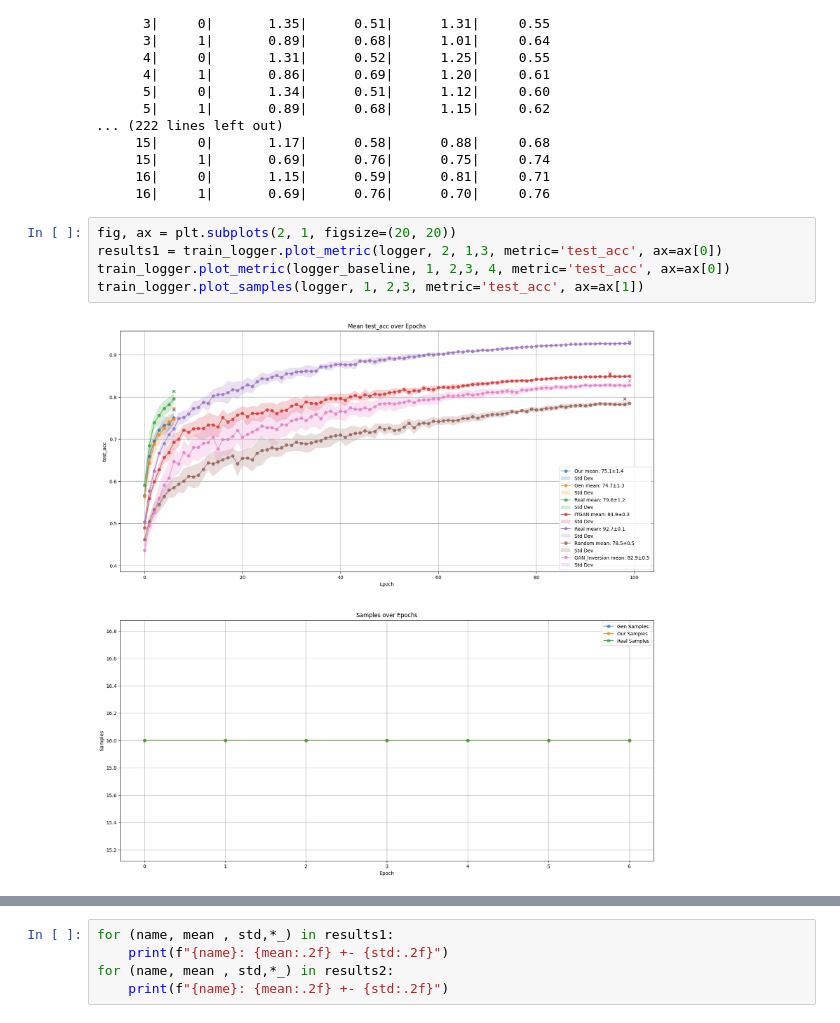
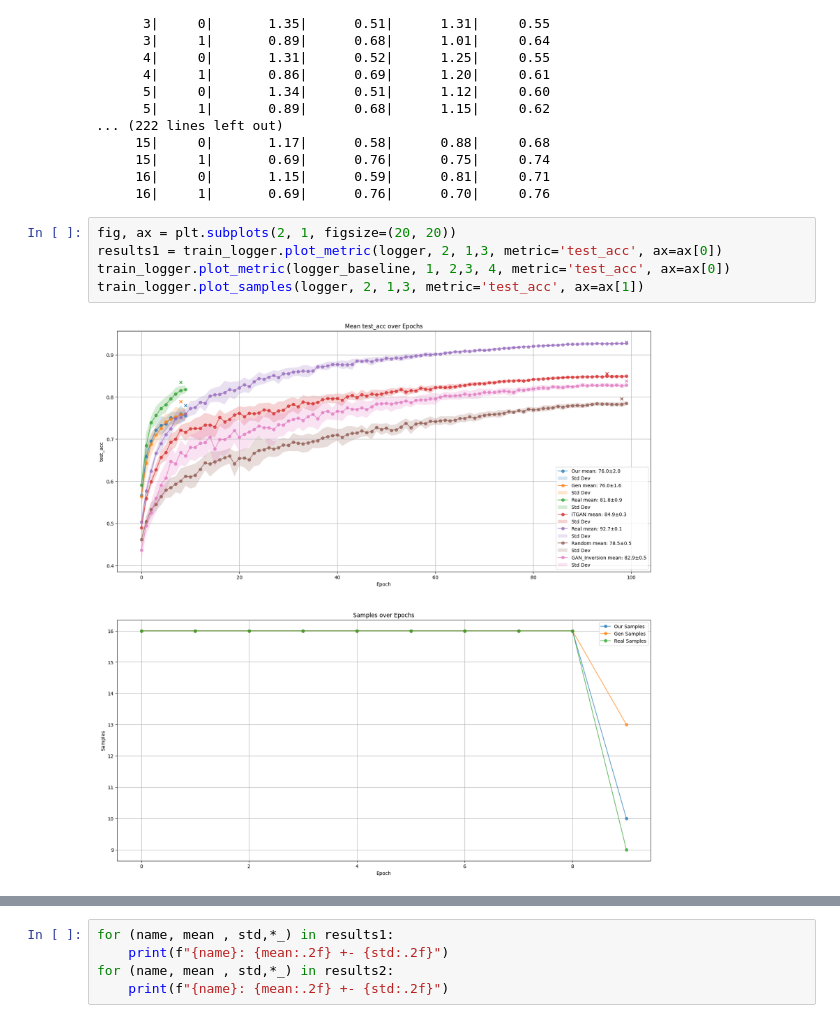
Before and after one commit to Arty-Facts/DCS, a Jupyter notebook: project/viz_db.ipynb, the cells around one changed output, grey strips where cells are left out. Cells and saved outputs as stored; diff of their text form.

```diff
--- a/project/viz_db.ipynb
+++ b/project/viz_db.ipynb
@@ -56,10 +56,10 @@ run_id | epoch| train_loss| train_acc| test_loss| test_acc
 # %%
 fig, ax = plt.subplots(2, 1, figsize=(20, 20))
 results1 = train_logger.plot_metric(logger, 2, 1,3, metric='test_acc', ax=ax[0])
 train_logger.plot_metric(logger_baseline, 1, 2,3, 4, metric='test_acc', ax=ax[0])
-train_logger.plot_samples(logger, 1, 2,3, metric='test_acc', ax=ax[1])
+train_logger.plot_samples(logger, 2, 1,3, metric='test_acc', ax=ax[1])
 # %% [output]
-[figure, old version]
+[figure, new version]
 # %%
 fig, ax = plt.subplots(2, 1, figsize=(20, 20))
 results2 = train_logger.plot_metric(logger, 6, 5, 4,7, metric='test_acc', ax=ax[0])
```
Also changed, not shown: parts of 1 cell of this notebook, 5 other files.
